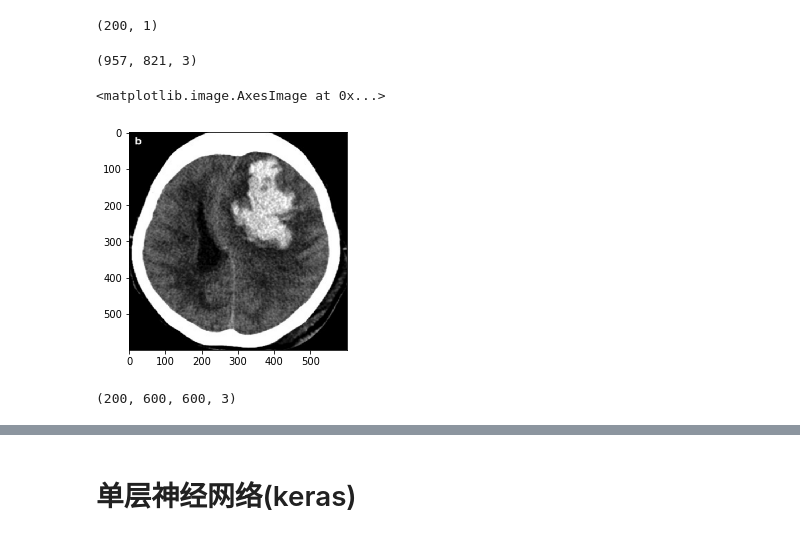
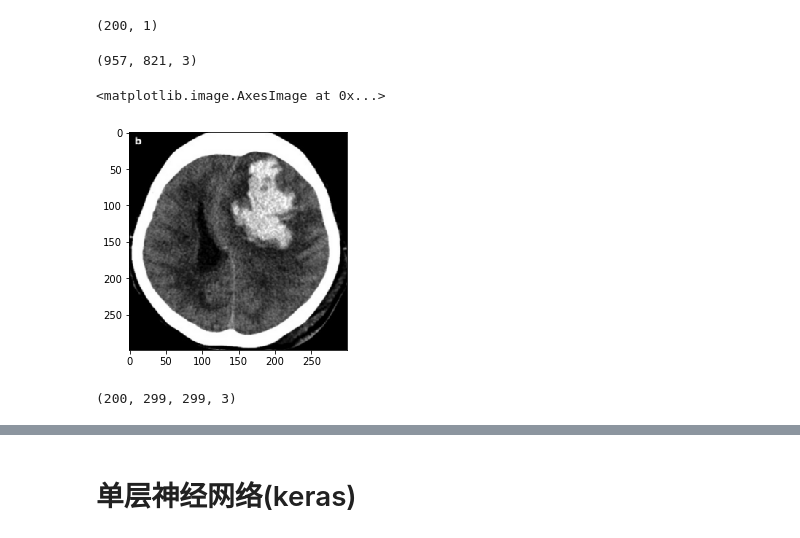
Before and after one commit to kongqi404/python-, a Jupyter notebook: deeplearning_test.ipynb, the cells around one changed output, grey strips where cells are left out. Cells and saved outputs as stored; diff of their text form; code cells hidden in the pictures.

```diff
--- a/deeplearning_test.ipynb
+++ b/deeplearning_test.ipynb
@@ -23,24 +25,24 @@ Y.shape
 # %%
 x = plt.imread("/content/drive/My Drive/data/deeplearning test/头部ct数据/head_ct/head_ct/000.png")
 print(x.shape)
-x=resize(x,(600,600,3))
+x=resize(x,(299,299,3))
 x.shape
 plt.imshow(x)
 # %% [output]
 (957, 821, 3)
 <matplotlib.image.AxesImage at 0x...>
-[figure, old version]
+[figure, new version]
 # %%
 x=[]
 directory_name="/content/drive/My Drive/data/deeplearning test/头部ct数据/head_ct/head_ct"
 for filename in os.listdir(directory_name):
   image=plt.imread(directory_name+"/"+filename)
-  image=resize(image,(600,600,3))
+  image=resize(image,(299,299,3))
   x.append(image)
 x=np.array(x)
 x.shape
 # %% [output]
-(200, 600, 600, 3)
+(200, 299, 299, 3)
 # %%
 def mix(x,y):
   m=x.shape[0]
```
Also changed, not shown: parts of 20 cells of this notebook.
